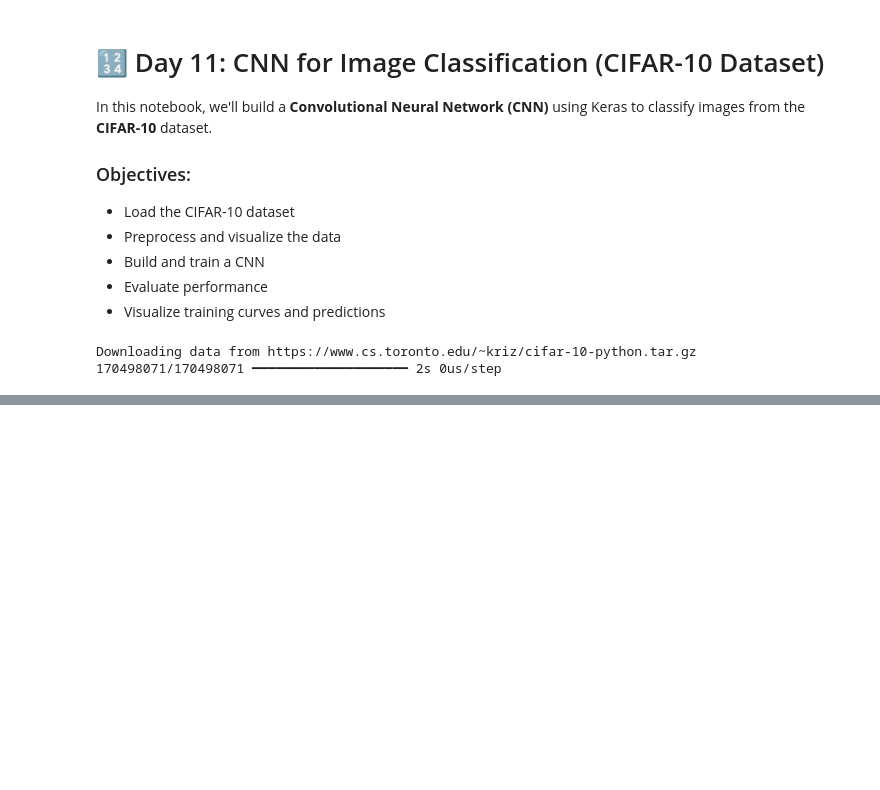
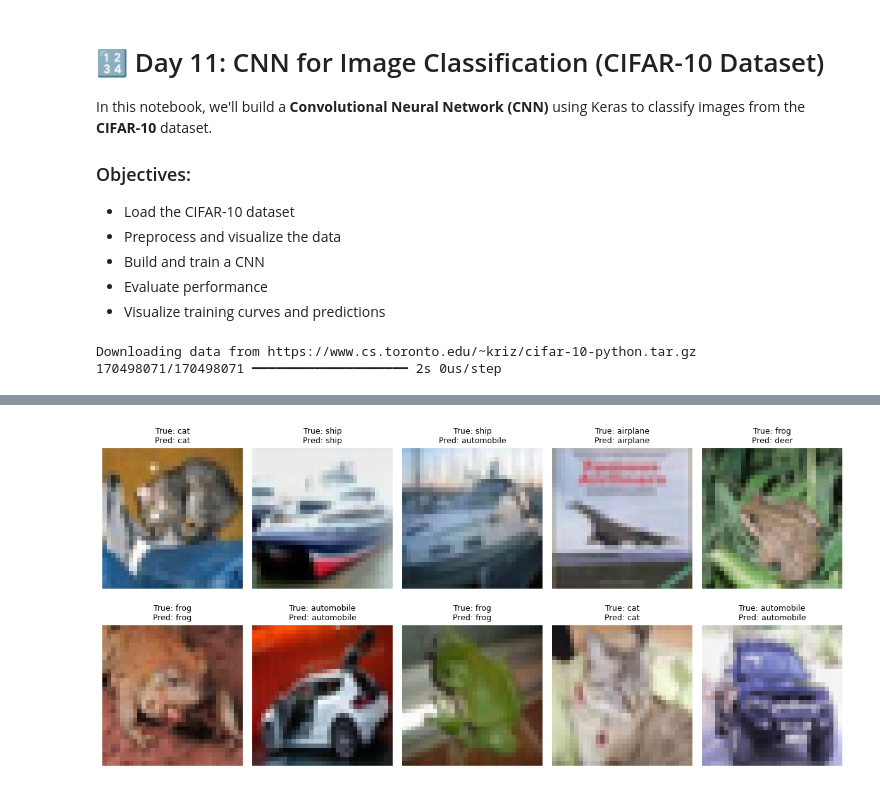
Before and after one commit to Shadabur-Rahaman/30-days-ml-projects, a Jupyter notebook: Day_11_CNN_CIFAR10_Classifier_Cleaned/notebooks/Day11_CNN_CIFAR10_Classifier_Cleaned.ipynb, the cells around one changed output, grey strips where cells are left out. Drawn from its saved outputs; the diff is of its cells as text; code cells hidden in the pictures; blank space fills up the shorter version.

```diff
--- a/Day_11_CNN_CIFAR10_Classifier_Cleaned/notebooks/Day11_CNN_CIFAR10_Classifier_Cleaned.ipynb
+++ b/Day_11_CNN_CIFAR10_Classifier_Cleaned/notebooks/Day11_CNN_CIFAR10_Classifier_Cleaned.ipynb
@@ -89,0 +149,4 @@ plt.show()
+# %%
+# 🔮 Make Predictions and Visualize
+y_pred = model.predict(x_test)
+y_pred_classes = np.argmax(y_pred, axis=1)
@@ -89,0 +155,15 @@ plt.show()
+# %%
+# 🖼️ Display Predictions on Test Images
+plt.figure(figsize=(12,6))
+for i in range(10):
+    plt.subplot(2, 5, i+1)
+    plt.imshow(x_test[i])
+    true_label = class_names[int(y_test[i])]
+    pred_label = class_names[y_pred_classes[i]]
+    plt.title(f"True: {true_label}\nPred: {pred_label}", fontsize=9)
+    plt.axis('off')
+plt.tight_layout()
+plt.savefig("cifar10_predictions_grid.png")
+plt.show()
+# %% [output]
+[figure, added]
```
Also changed, not shown: parts of 7 cells of this notebook.
